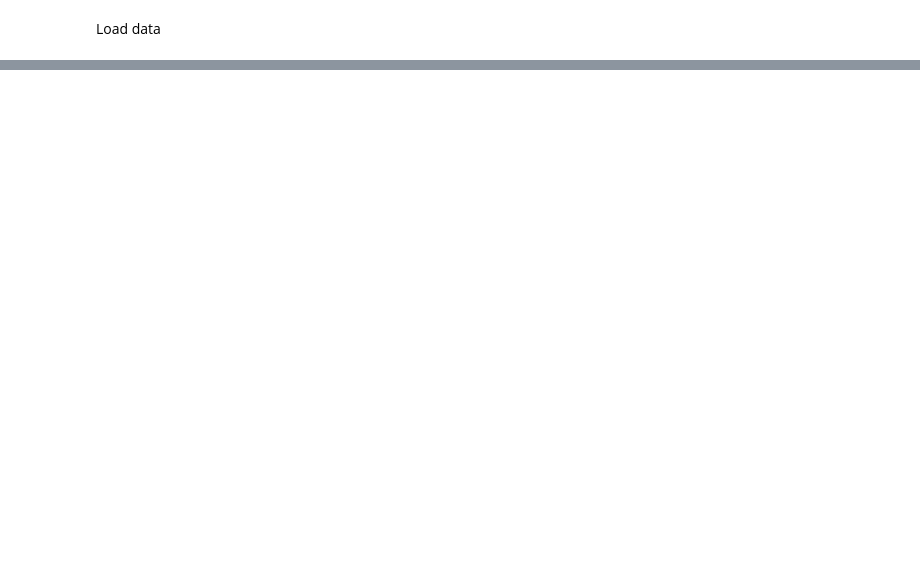
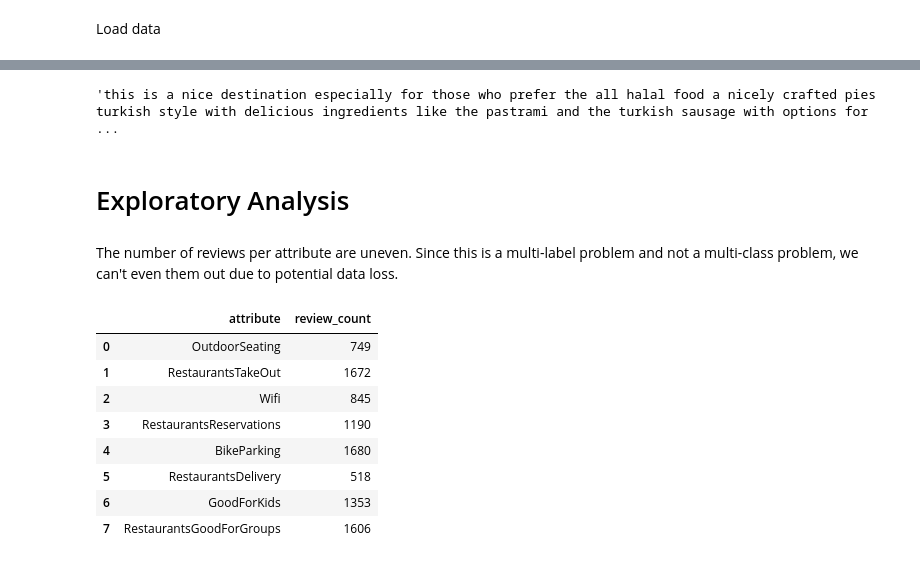
Before and after one commit to pati-dev/text-multi-label, a Jupyter notebook: attributes_from_text.ipynb, the cells around one changed output, grey strips where cells are left out. Cells and saved outputs as stored; diff of their text form; code cells hidden in the pictures; blank space fills up the shorter version.

```diff
--- a/attributes_from_text.ipynb
+++ b/attributes_from_text.ipynb
@@ -80,0 +189,45 @@ finalDF = reviewsDF.merge(featuresDF, on='business_id')
+# %%
+def cleanTxt(text):
+    text = text.lower()
+    text = re.sub(r"what's", "what is ", text)
+    text = re.sub(r"it's", "it is ", text)
+    text = re.sub(r"\'s", " ", text)
+    text = re.sub(r"\'ve", " have ", text)
+    text = re.sub(r"can't", "can not ", text)
+    text = re.sub(r"n't", " not ", text)
+    text = re.sub(r"i'm", "i am ", text)
+    text = re.sub(r"\'re", " are ", text)
+    text = re.sub(r"\'d", " would ", text)
+    text = re.sub(r"\'ll", " will ", text)
+    text = re.sub(r"\'scuse", " excuse ", text)
+    text = re.sub('\W', ' ', text)
+    text = re.sub('\s+', ' ', text)
+    text = text.strip(' ')
+    return text
+
+finalDF['text'] = finalDF['text'].map(lambda review : cleanTxt(review[:100000]))
+finalDF['text'][0]
+# %% [output]
+'this is a nice destination especially for those who prefer the all halal food a nicely crafted pies turkish style with delicious ingredients like the pastrami and the turkish sausage with options for ...
+# %% [markdown]
+# Exploratory Analysis
+# %% [markdown]
+The number of reviews per attribute are uneven. Since this is a multi-label problem and not a multi-class problem, we can't even them out due to potential data loss.
+# %%
+attribs = attribs - set(('WiFi',))
+attribs.add('Wifi')
+counts = []
+for attrib in attribs:
+    counts.append((attrib, finalDF[attrib].sum()))
+statsDF = pd.DataFrame(counts, columns=['attribute', 'review_count'])
+statsDF
+# %% [output]
+|  | attribute | review_count |
+| 0 | OutdoorSeating | 749 |
+| 1 | RestaurantsTakeOut | 1672 |
+| 2 | Wifi | 845 |
+| 3 | RestaurantsReservations | 1190 |
+| 4 | BikeParking | 1680 |
+| 5 | RestaurantsDelivery | 518 |
+| 6 | GoodForKids | 1353 |
+| 7 | RestaurantsGoodForGroups | 1606 |
```
Also changed, not shown: parts of 38 cells of this notebook.
